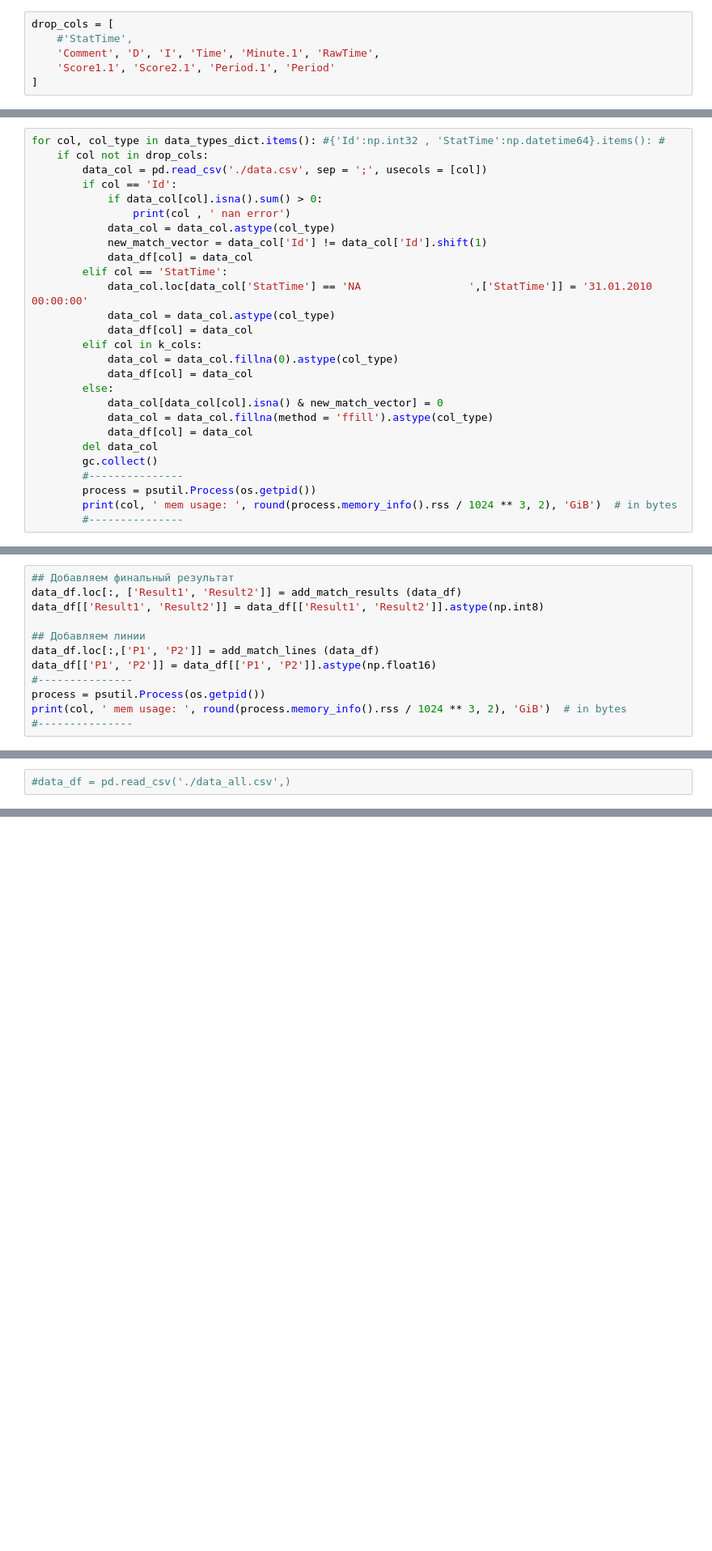
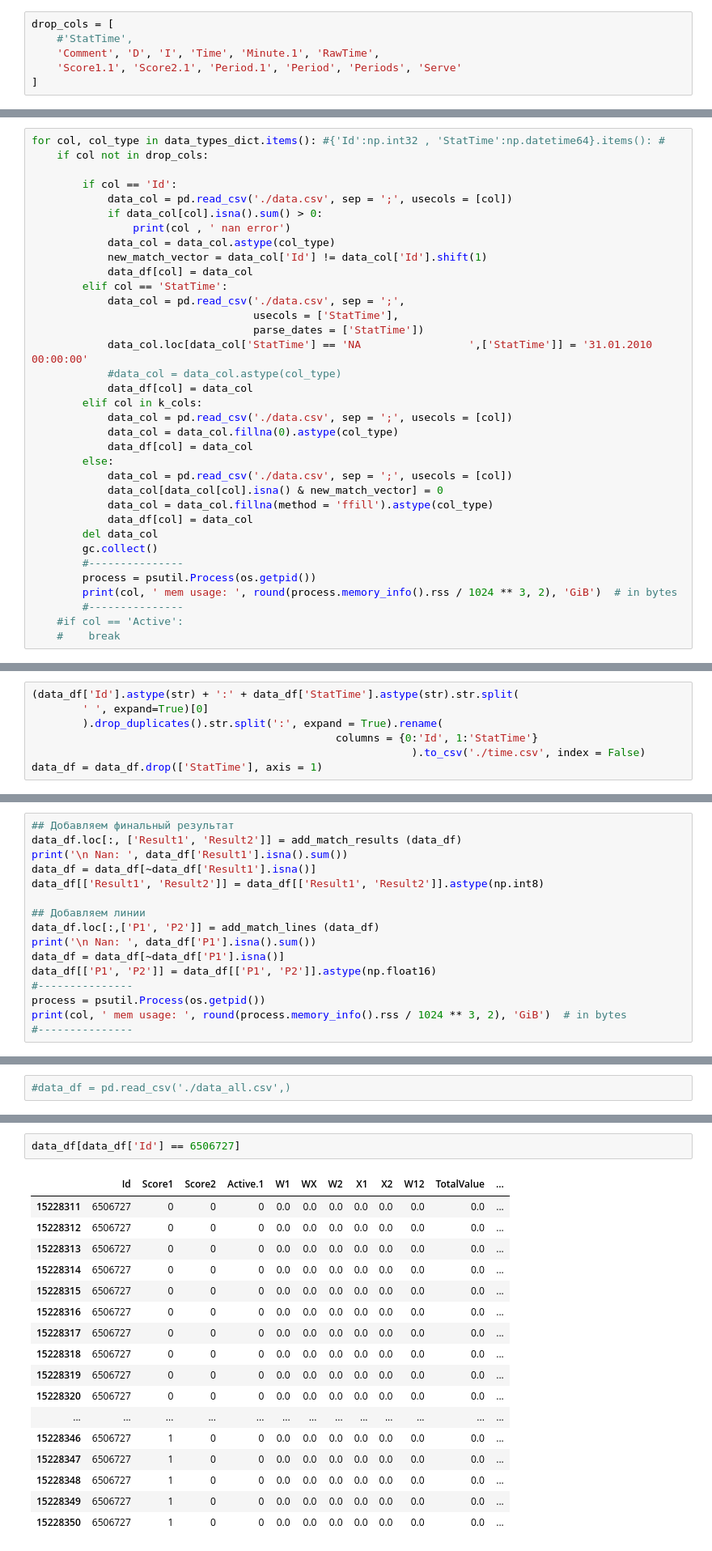
Before and after one commit to cappelchi/calcio_norebooks, a Jupyter notebook: draft/football_live_experimental_EDA_lines_heft_4.ipynb, the cells around one changed output, grey strips where cells are left out. Shown: that part at 81% size. Drawn from its saved outputs; the diff is of its cells as text; blank space fills up the shorter version.

```diff
--- a/draft/football_live_experimental_EDA_lines_heft_4.ipynb
+++ b/draft/football_live_experimental_EDA_lines_heft_4.ipynb
@@ -277,7 +278,7 @@ data_types_dict = {
 drop_cols = [
     #'StatTime',
     'Comment', 'D', 'I', 'Time', 'Minute.1', 'RawTime',
-    'Score1.1', 'Score2.1', 'Period.1', 'Period'
+    'Score1.1', 'Score2.1', 'Period.1', 'Period', 'Periods', 'Serve'
 ]
 # %%
 k_cols = [
@@ -289,21 +306,27 @@ data_df = pd.DataFrame()
 # %%
 for col, col_type in data_types_dict.items(): #{'Id':np.int32 , 'StatTime':np.datetime64}.items(): #
     if col not in drop_cols:
-        data_col = pd.read_csv('./data.csv', sep = ';', usecols = [col])
+
         if col == 'Id':
+            data_col = pd.read_csv('./data.csv', sep = ';', usecols = [col])
             if data_col[col].isna().sum() > 0:
                 print(col , ' nan error')
             data_col = data_col.astype(col_type)
             new_match_vector = data_col['Id'] != data_col['Id'].shift(1)
             data_df[col] = data_col
         elif col == 'StatTime':
+            data_col = pd.read_csv('./data.csv', sep = ';',
+                                   usecols = ['StatTime'],
+                                   parse_dates = ['StatTime'])
             data_col.loc[data_col['StatTime'] == 'NA                 ',['StatTime']] = '31.01.2010 00:00:00'
-            data_col = data_col.astype(col_type)
+            #data_col = data_col.astype(col_type)
             data_df[col] = data_col
         elif col in k_cols:
+            data_col = pd.read_csv('./data.csv', sep = ';', usecols = [col])
             data_col = data_col.fillna(0).astype(col_type)
             data_df[col] = data_col
         else:
+            data_col = pd.read_csv('./data.csv', sep = ';', usecols = [col])
             data_col[data_col[col].isna() & new_match_vector] = 0
             data_col = data_col.fillna(method = 'ffill').astype(col_type)
             data_df[col] = data_col
@@ -313,4 +336,6 @@ for col, col_type in data_types_dict.items(): #{'Id':np.int32 , 'StatTime':np.da
         process = psutil.Process(os.getpid())
         print(col, ' mem usage: ', round(process.memory_info().rss / 1024 ** 3, 2), 'GiB')  # in bytes
         #---------------
+    #if col == 'Active':
+    #    break
 # %% [output]
@@ -318,0 +361,7 @@ KeyboardInterrupt: ignored
+# %%
+(data_df['Id'].astype(str) + ':' + data_df['StatTime'].astype(str).str.split(
+        ' ', expand=True)[0]
+        ).drop_duplicates().str.split(':', expand = True).rename(
+                                                columns = {0:'Id', 1:'StatTime'}
+                                                            ).to_csv('./time.csv', index = False)
+data_df = data_df.drop(['StatTime'], axis = 1)
@@ -322,10 +377,14 @@ time_df.to_csv('./time.csv', index = False)
 # %%
 ## Добавляем финальный результат
 data_df.loc[:, ['Result1', 'Result2']] = add_match_results (data_df)
+print('\n Nan: ', data_df['Result1'].isna().sum())
+data_df = data_df[~data_df['Result1'].isna()]
 data_df[['Result1', 'Result2']] = data_df[['Result1', 'Result2']].astype(np.int8)
 
 ## Добавляем линии
 data_df.loc[:,['P1', 'P2']] = add_match_lines (data_df)
+print('\n Nan: ', data_df['P1'].isna().sum())
+data_df = data_df[~data_df['P1'].isna()]
 data_df[['P1', 'P2']] = data_df[['P1', 'P2']].astype(np.float16)
 #---------------
 process = psutil.Process(os.getpid())
@@ -426,3 +560,23 @@ info_df = pd.read_csv(info_path, sep = ';',
+# %%
+data_df[data_df['Id'] == 6506727]
+# %% [output]
+|  | Id | Score1 | Score2 | Active.1 | W1 | WX | W2 | X1 | X2 | W12 | TotalValue | ... |
+| 15228311 | 6506727 | 0 | 0 | 0 | 0.0 | 0.0 | 0.0 | 0.0 | 0.0 | 0.0 | 0.0 | ... |
+| 15228312 | 6506727 | 0 | 0 | 0 | 0.0 | 0.0 | 0.0 | 0.0 | 0.0 | 0.0 | 0.0 | ... |
+| 15228313 | 6506727 | 0 | 0 | 0 | 0.0 | 0.0 | 0.0 | 0.0 | 0.0 | 0.0 | 0.0 | ... |
+| 15228314 | 6506727 | 0 | 0 | 0 | 0.0 | 0.0 | 0.0 | 0.0 | 0.0 | 0.0 | 0.0 | ... |
+| 15228315 | 6506727 | 0 | 0 | 0 | 0.0 | 0.0 | 0.0 | 0.0 | 0.0 | 0.0 | 0.0 | ... |
+| 15228316 | 6506727 | 0 | 0 | 0 | 0.0 | 0.0 | 0.0 | 0.0 | 0.0 | 0.0 | 0.0 | ... |
+| 15228317 | 6506727 | 0 | 0 | 0 | 0.0 | 0.0 | 0.0 | 0.0 | 0.0 | 0.0 | 0.0 | ... |
+| 15228318 | 6506727 | 0 | 0 | 0 | 0.0 | 0.0 | 0.0 | 0.0 | 0.0 | 0.0 | 0.0 | ... |
+| 15228319 | 6506727 | 0 | 0 | 0 | 0.0 | 0.0 | 0.0 | 0.0 | 0.0 | 0.0 | 0.0 | ... |
+| 15228320 | 6506727 | 0 | 0 | 0 | 0.0 | 0.0 | 0.0 | 0.0 | 0.0 | 0.0 | 0.0 | ... |
+| ... | ... | ... | ... | ... | ... | ... | ... | ... | ... | ... | ... | ... |
+| 15228346 | 6506727 | 1 | 0 | 0 | 0.0 | 0.0 | 0.0 | 0.0 | 0.0 | 0.0 | 0.0 | ... |
+| 15228347 | 6506727 | 1 | 0 | 0 | 0.0 | 0.0 | 0.0 | 0.0 | 0.0 | 0.0 | 0.0 | ... |
+| 15228348 | 6506727 | 1 | 0 | 0 | 0.0 | 0.0 | 0.0 | 0.0 | 0.0 | 0.0 | 0.0 | ... |
+| 15228349 | 6506727 | 1 | 0 | 0 | 0.0 | 0.0 | 0.0 | 0.0 | 0.0 | 0.0 | 0.0 | ... |
+| 15228350 | 6506727 | 1 | 0 | 0 | 0.0 | 0.0 | 0.0 | 0.0 | 0.0 | 0.0 | 0.0 | ... |
 # %%
 #%%writefile save_discription.txt
 np.savez_compressed('./dataset',
```
Also changed, not shown: parts of 56 cells of this notebook.
